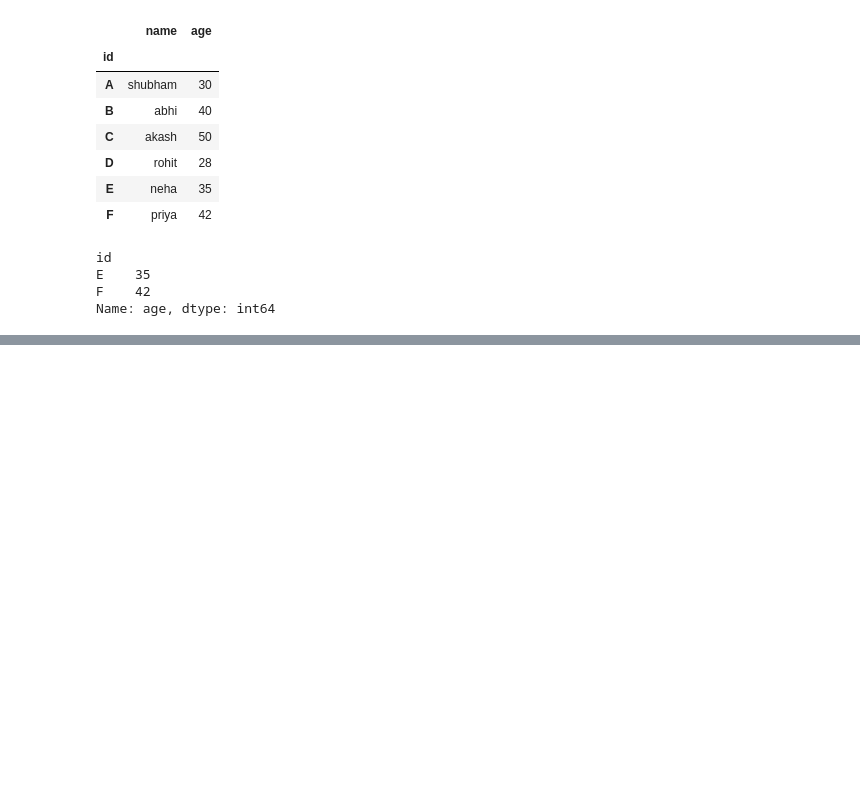
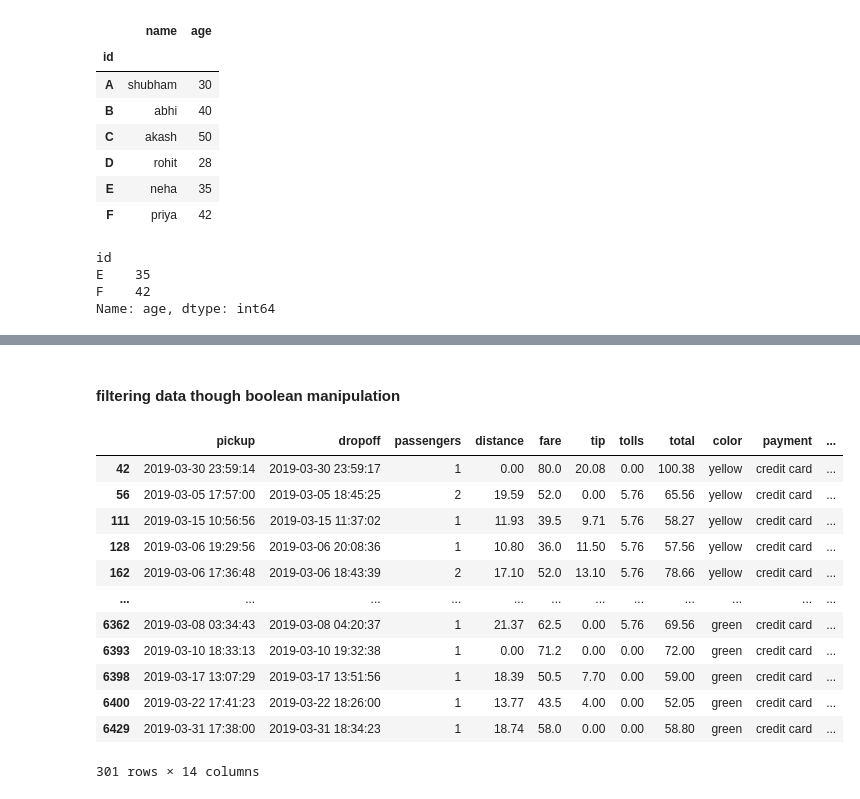
Before and after one commit to Shubham496/pandas-learning, a Jupyter notebook: 05 data filteration.ipynb, the cells around one changed output, grey strips where cells are left out. Cells and saved outputs as stored; diff of their text form; code cells hidden in the pictures; blank space fills up the shorter version.

Commit message:
data filteration

```diff
--- a/05 data filteration.ipynb
+++ b/05 data filteration.ipynb
@@ -226,0 +261,18 @@ Name: age, dtype: int64
+# %% [markdown]
+#### filtering data though boolean manipulation
+# %%
+df[df['total'] >50]
+# %% [output]
+|  | pickup | dropoff | passengers | distance | fare | tip | tolls | total | color | payment | ... |
+| 42 | 2019-03-30 23:59:14 | 2019-03-30 23:59:17 | 1 | 0.00 | 80.0 | 20.08 | 0.00 | 100.38 | yellow | credit card | ... |
+| 56 | 2019-03-05 17:57:00 | 2019-03-05 18:45:25 | 2 | 19.59 | 52.0 | 0.00 | 5.76 | 65.56 | yellow | credit card | ... |
+| 111 | 2019-03-15 10:56:56 | 2019-03-15 11:37:02 | 1 | 11.93 | 39.5 | 9.71 | 5.76 | 58.27 | yellow | credit card | ... |
+| 128 | 2019-03-06 19:29:56 | 2019-03-06 20:08:36 | 1 | 10.80 | 36.0 | 11.50 | 5.76 | 57.56 | yellow | credit card | ... |
+| 162 | 2019-03-06 17:36:48 | 2019-03-06 18:43:39 | 2 | 17.10 | 52.0 | 13.10 | 5.76 | 78.66 | yellow | credit card | ... |
+| ... | ... | ... | ... | ... | ... | ... | ... | ... | ... | ... | ... |
+| 6362 | 2019-03-08 03:34:43 | 2019-03-08 04:20:37 | 1 | 21.37 | 62.5 | 0.00 | 5.76 | 69.56 | green | credit card | ... |
+| 6393 | 2019-03-10 18:33:13 | 2019-03-10 19:32:38 | 1 | 0.00 | 71.2 | 0.00 | 0.00 | 72.00 | green | credit card | ... |
+| 6398 | 2019-03-17 13:07:29 | 2019-03-17 13:51:56 | 1 | 18.39 | 50.5 | 7.70 | 0.00 | 59.00 | green | credit card | ... |
+| 6400 | 2019-03-22 17:41:23 | 2019-03-22 18:26:00 | 1 | 13.77 | 43.5 | 4.00 | 0.00 | 52.05 | green | credit card | ... |
+| 6429 | 2019-03-31 17:38:00 | 2019-03-31 18:34:23 | 1 | 18.74 | 58.0 | 0.00 | 0.00 | 58.80 | green | credit card | ... |
+301 rows × 14 columns
```
Also changed, not shown: parts of 6 cells of this notebook, 1 other file.
